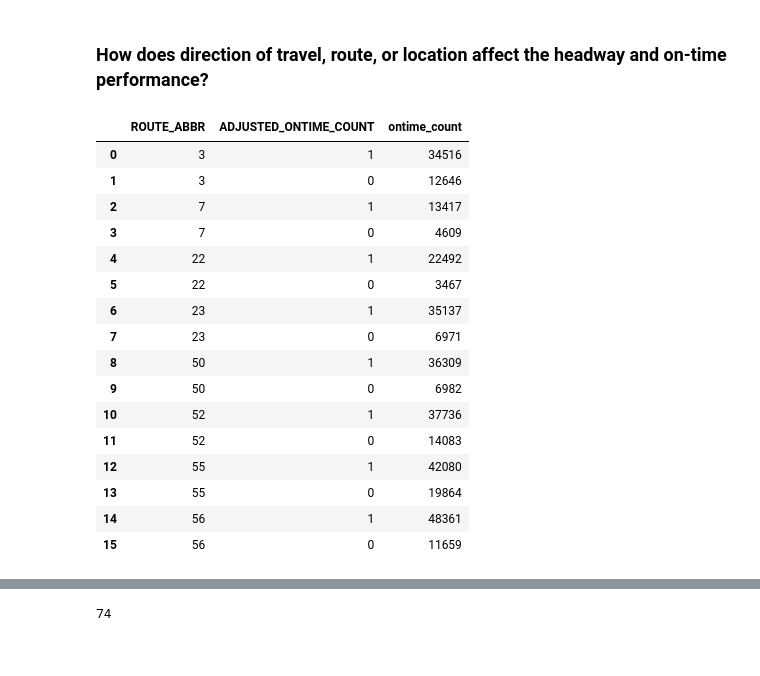
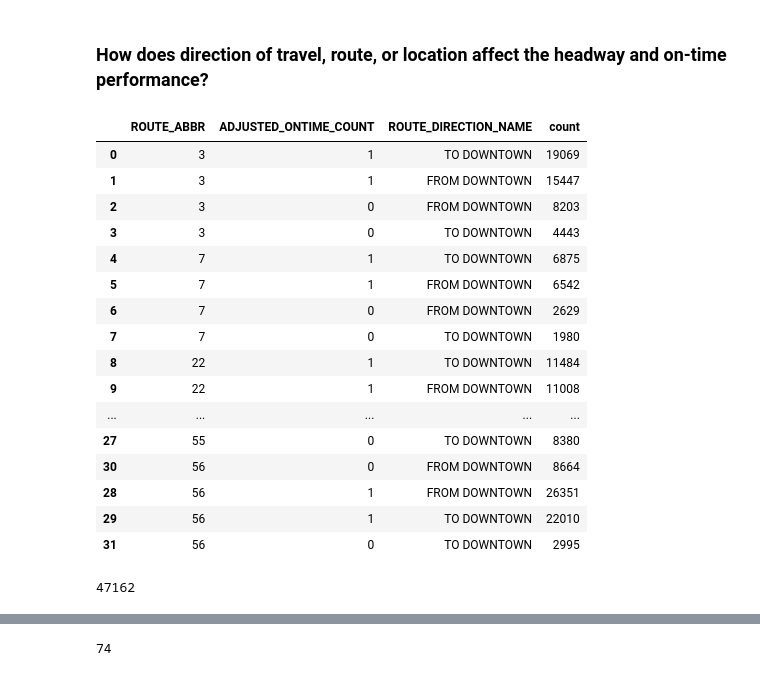
Before and after one commit to NSS-Data-Analytics-Cohort-11/wego-new-california-republic, a Jupyter notebook: notebooks/WeGo Data Introduction.ipynb, the cells around one changed output, grey strips where cells are left out. Cells and saved outputs as stored; diff of their text form; code cells hidden in the pictures.

Commit message:
Q2 variables defined, custom function and for loop finished

```diff
--- a/notebooks/WeGo Data Introduction.ipynb
+++ b/notebooks/WeGo Data Introduction.ipynb
@@ -304,26 +305,38 @@ plt.show()
 # %% [markdown]
 ### How does direction of travel, route, or location affect the headway and on-time performance?
 # %%
-#This gives a count of each route number's adjusted ontime count:
-wego[['ROUTE_ABBR', 'ADJUSTED_ONTIME_COUNT']].groupby(['ROUTE_ABBR'])['ADJUSTED_ONTIME_COUNT']\
+#Create table with just the columns related to route and direction of travel
+x = wego[['ROUTE_ABBR', 'ADJUSTED_ONTIME_COUNT','ROUTE_DIRECTION_NAME']].groupby(['ROUTE_ABBR'])[['ADJUSTED_ONTIME_COUNT','ROUTE_DIRECTION_NAME']]\
                                                         .value_counts()\
-                                                        .reset_index(name = 'ontime_count')\
+                                                        .reset_index(name = 'count')\
                                                         .sort_values(['ROUTE_ABBR'])
+x
 # %% [output]
-|  | ROUTE_ABBR | ADJUSTED_ONTIME_COUNT | ontime_count |
-| 0 | 3 | 1 | 34516 |
-| 1 | 3 | 0 | 12646 |
-| 2 | 7 | 1 | 13417 |
-| 3 | 7 | 0 | 4609 |
-| 4 | 22 | 1 | 22492 |
-| 5 | 22 | 0 | 3467 |
-| 6 | 23 | 1 | 35137 |
-| 7 | 23 | 0 | 6971 |
-| 8 | 50 | 1 | 36309 |
-| 9 | 50 | 0 | 6982 |
-| 10 | 52 | 1 | 37736 |
-| 11 | 52 | 0 | 14083 |
-| 12 | 55 | 1 | 42080 |
-| 13 | 55 | 0 | 19864 |
-| 14 | 56 | 1 | 48361 |
-| 15 | 56 | 0 | 11659 |
+|  | ROUTE_ABBR | ADJUSTED_ONTIME_COUNT | ROUTE_DIRECTION_NAME | count |
+| 0 | 3 | 1 | TO DOWNTOWN | 19069 |
+| 1 | 3 | 1 | FROM DOWNTOWN | 15447 |
+| 2 | 3 | 0 | FROM DOWNTOWN | 8203 |
+| 3 | 3 | 0 | TO DOWNTOWN | 4443 |
+| 4 | 7 | 1 | TO DOWNTOWN | 6875 |
+| 5 | 7 | 1 | FROM DOWNTOWN | 6542 |
+| 6 | 7 | 0 | FROM DOWNTOWN | 2629 |
+| 7 | 7 | 0 | TO DOWNTOWN | 1980 |
+| 8 | 22 | 1 | TO DOWNTOWN | 11484 |
+| 9 | 22 | 1 | FROM DOWNTOWN | 11008 |
+| ... | ... | ... | ... | ... |
+| 27 | 55 | 0 | TO DOWNTOWN | 8380 |
+| 30 | 56 | 0 | FROM DOWNTOWN | 8664 |
+| 28 | 56 | 1 | FROM DOWNTOWN | 26351 |
+| 29 | 56 | 1 | TO DOWNTOWN | 22010 |
+| 31 | 56 | 0 | TO DOWNTOWN | 2995 |
+# %%
+#create custom function that filters on route number and sums all related counts (to get the total number of trips)
+def filter_by_route(num):
+    filtered_list_by_route = x[x['ROUTE_ABBR']==num]
+    totals = filtered_list_by_route['count'].sum()
+    return totals
+
+#test custom function:
+filter_by_route(3)
+# %% [output]
+47162
```
Also changed, not shown: parts of 4 cells of this notebook, 2 other files.
